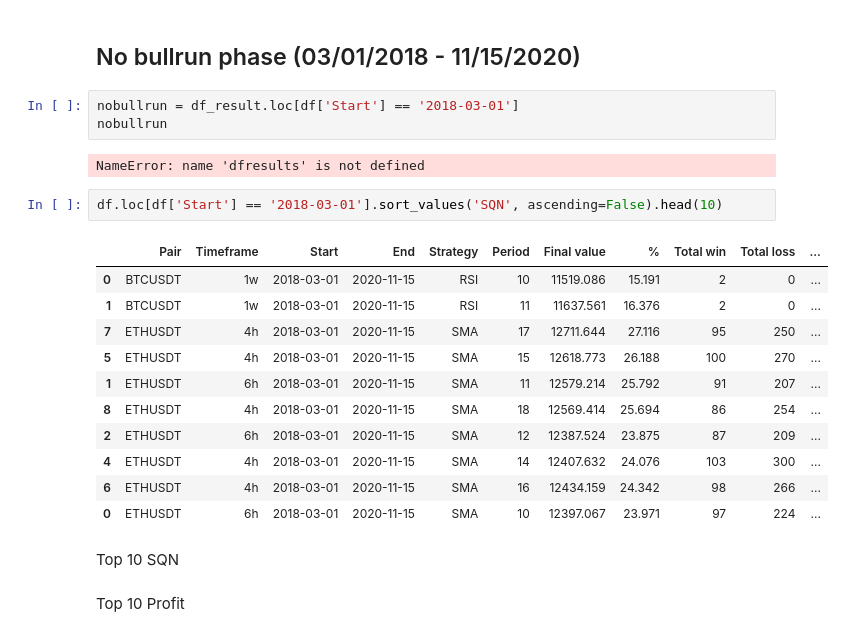
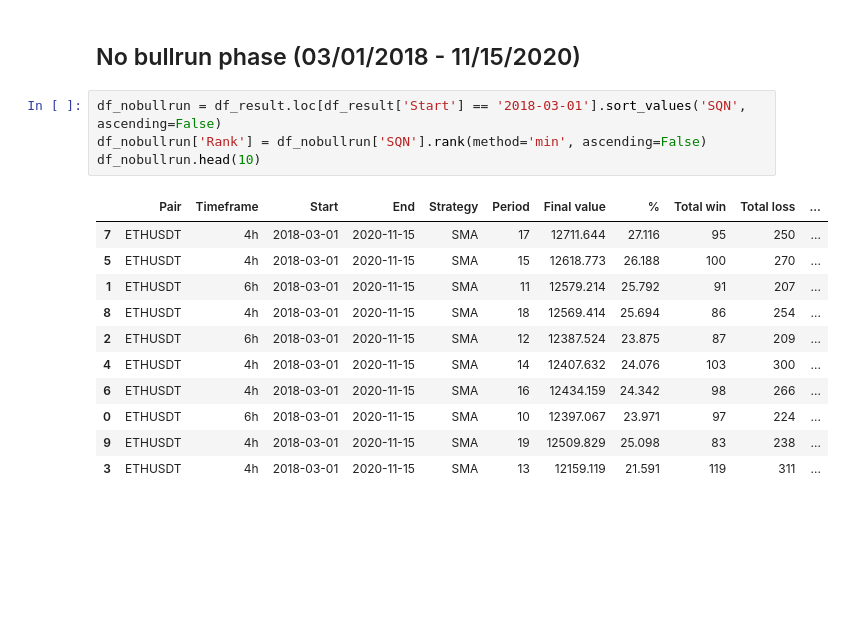
Before and after one commit to lth-elm/Backtrading-Python-Binance, a Jupyter notebook: data_process.ipynb, the cells around one changed output. Drawn from its saved outputs; the diff is of its cells as text; blank space fills up the shorter version.

```diff
--- a/data_process.ipynb
+++ b/data_process.ipynb
@@ -104,17 +112,12 @@ This assumptions can be backed with the fact that all our top strategies were ap
 Let's see and compare with what we will get if we remove the bullrun period.
 # %% [markdown]
 ## No bullrun phase (03/01/2018 - 11/15/2020)
-# %%
-nobullrun = df_result.loc[df['Start'] == '2018-03-01']
-nobullrun
-# %% [output]
-NameError: name 'dfresults' is not defined
 # %%
-df.loc[df['Start'] == '2018-03-01'].sort_values('SQN', ascending=False).head(10)
+df_nobullrun = df_result.loc[df_result['Start'] == '2018-03-01'].sort_values('SQN', ascending=False)
+df_nobullrun['Rank'] = df_nobullrun['SQN'].rank(method='min', ascending=False)
+df_nobullrun.head(10)
 # %% [output]
 |  | Pair | Timeframe | Start | End | Strategy | Period | Final value | % | Total win | Total loss | ... |
-| 0 | BTCUSDT | 1w | 2018-03-01 | 2020-11-15 | RSI | 10 | 11519.086 | 15.191 | 2 | 0 | ... |
-| 1 | BTCUSDT | 1w | 2018-03-01 | 2020-11-15 | RSI | 11 | 11637.561 | 16.376 | 2 | 0 | ... |
 | 7 | ETHUSDT | 4h | 2018-03-01 | 2020-11-15 | SMA | 17 | 12711.644 | 27.116 | 95 | 250 | ... |
 | 5 | ETHUSDT | 4h | 2018-03-01 | 2020-11-15 | SMA | 15 | 12618.773 | 26.188 | 100 | 270 | ... |
 | 1 | ETHUSDT | 6h | 2018-03-01 | 2020-11-15 | SMA | 11 | 12579.214 | 25.792 | 91 | 207 | ... |
@@ -123,7 +126,5 @@ df.loc[df['Start'] == '2018-03-01'].sort_values('SQN', ascending=False).head(10)
 | 4 | ETHUSDT | 4h | 2018-03-01 | 2020-11-15 | SMA | 14 | 12407.632 | 24.076 | 103 | 300 | ... |
 | 6 | ETHUSDT | 4h | 2018-03-01 | 2020-11-15 | SMA | 16 | 12434.159 | 24.342 | 98 | 266 | ... |
 | 0 | ETHUSDT | 6h | 2018-03-01 | 2020-11-15 | SMA | 10 | 12397.067 | 23.971 | 97 | 224 | ... |
+| 9 | ETHUSDT | 4h | 2018-03-01 | 2020-11-15 | SMA | 19 | 12509.829 | 25.098 | 83 | 238 | ... |
+| 3 | ETHUSDT | 4h | 2018-03-01 | 2020-11-15 | SMA | 13 | 12159.119 | 21.591 | 119 | 311 | ... |
-# %% [markdown]
-Top 10 SQN
-# %% [markdown]
-Top 10 Profit
```
Also changed, not shown: parts of 4 cells of this notebook.
